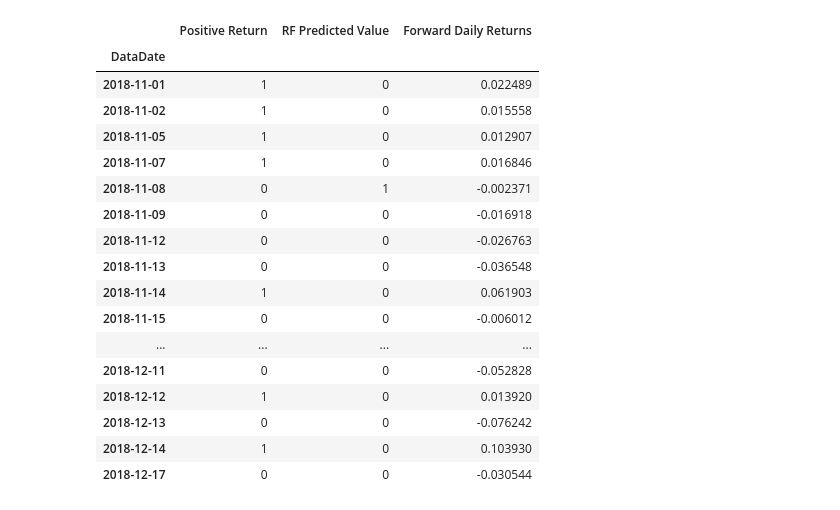
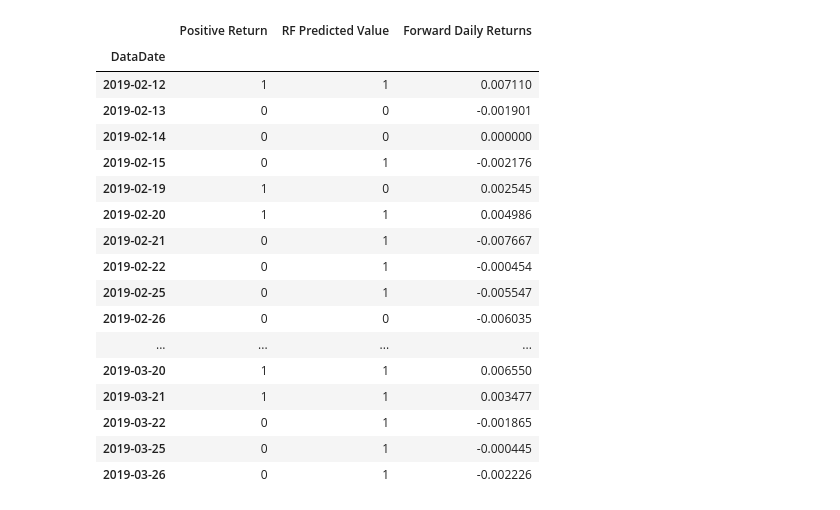
Before and after one commit to happyding/BC_Project3, a Jupyter notebook: Lawson/tsla_RF_Module.ipynb, the cells around one changed output. Saved outputs shown, nothing was run; the diff lists cells and outputs as text; code cells hidden in the pictures.

```diff
--- a/Lawson/tsla_RF_Module.ipynb
+++ b/Lawson/tsla_RF_Module.ipynb
@@ -92,29 +100,29 @@ def main_rf(symbol_file):
     result_rf = run_rm(X_train, X_test, y_train, y_test, symbol_df, shift)
     return result_rf
 # %%
-symbol_file = "TSLA_results.csv"
+symbol_file = "etf_MTUM_initial.csv"
 
 result = main_rf(symbol_file)
 result.head(30)
 # %% [output]
 |  | Positive Return | RF Predicted Value | Forward Daily Returns |
 | DataDate |  |  |  |
-| 2018-11-01 | 1 | 0 | 0.022489 |
-| 2018-11-02 | 1 | 0 | 0.015558 |
-| 2018-11-05 | 1 | 0 | 0.012907 |
-| 2018-11-07 | 1 | 0 | 0.016846 |
-| 2018-11-08 | 0 | 1 | -0.002371 |
-| 2018-11-09 | 0 | 0 | -0.016918 |
-| 2018-11-12 | 0 | 0 | -0.026763 |
-| 2018-11-13 | 0 | 0 | -0.036548 |
-| 2018-11-14 | 1 | 0 | 0.061903 |
-| 2018-11-15 | 0 | 0 | -0.006012 |
+| 2019-02-12 | 1 | 1 | 0.007110 |
+| 2019-02-13 | 0 | 0 | -0.001901 |
+| 2019-02-14 | 0 | 0 | 0.000000 |
+| 2019-02-15 | 0 | 1 | -0.002176 |
+| 2019-02-19 | 1 | 0 | 0.002545 |
+| 2019-02-20 | 1 | 1 | 0.004986 |
+| 2019-02-21 | 0 | 1 | -0.007667 |
+| 2019-02-22 | 0 | 1 | -0.000454 |
+| 2019-02-25 | 0 | 1 | -0.005547 |
+| 2019-02-26 | 0 | 0 | -0.006035 |
 | ... | ... | ... | ... |
-| 2018-12-11 | 0 | 0 | -0.052828 |
-| 2018-12-12 | 1 | 0 | 0.013920 |
-| 2018-12-13 | 0 | 0 | -0.076242 |
-| 2018-12-14 | 1 | 0 | 0.103930 |
-| 2018-12-17 | 0 | 0 | -0.030544 |
+| 2019-03-20 | 1 | 1 | 0.006550 |
+| 2019-03-21 | 1 | 1 | 0.003477 |
+| 2019-03-22 | 0 | 1 | -0.001865 |
+| 2019-03-25 | 0 | 1 | -0.000445 |
+| 2019-03-26 | 0 | 1 | -0.002226 |
 # %%
 #Results['RF Predicted Value'].to_pickle(r'C:\Users\Kiel\Desktop\FINTECH\UCB_fintech_homework\project_2 - local\Resources\RF_signals_df.pickle')
 # %%
```
Also changed, not shown: parts of 1 cell of this notebook, 4 other files.
